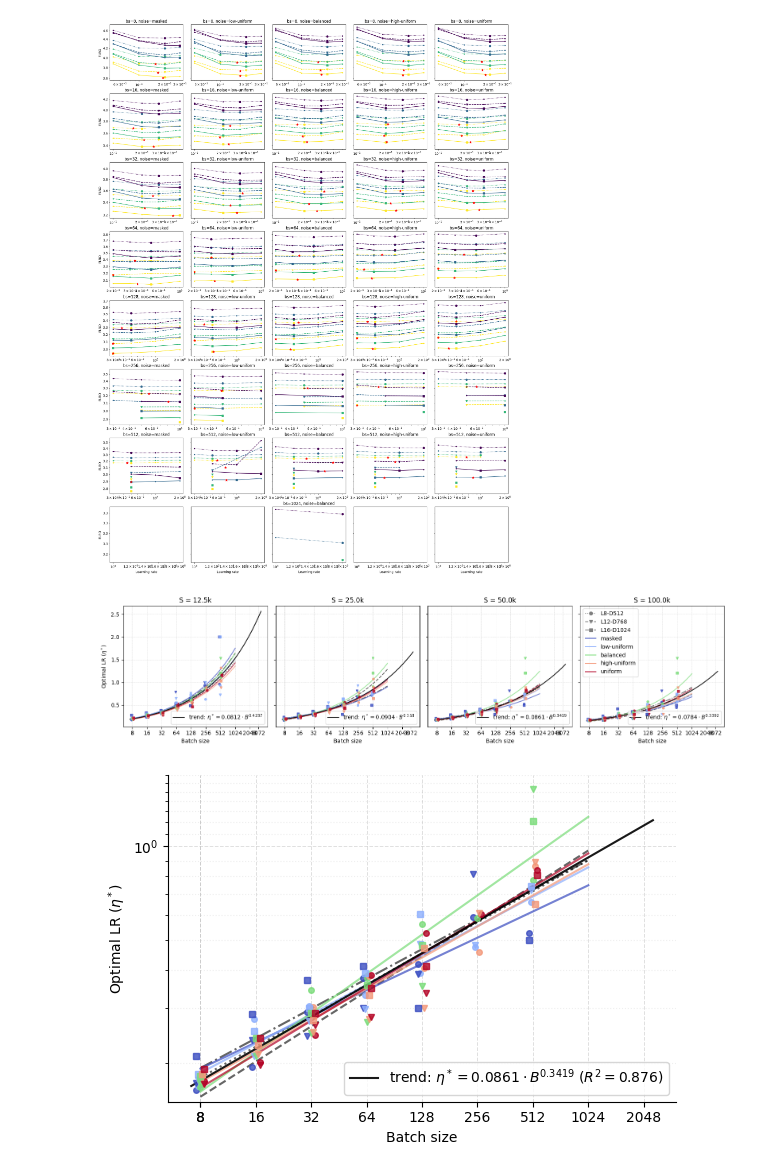
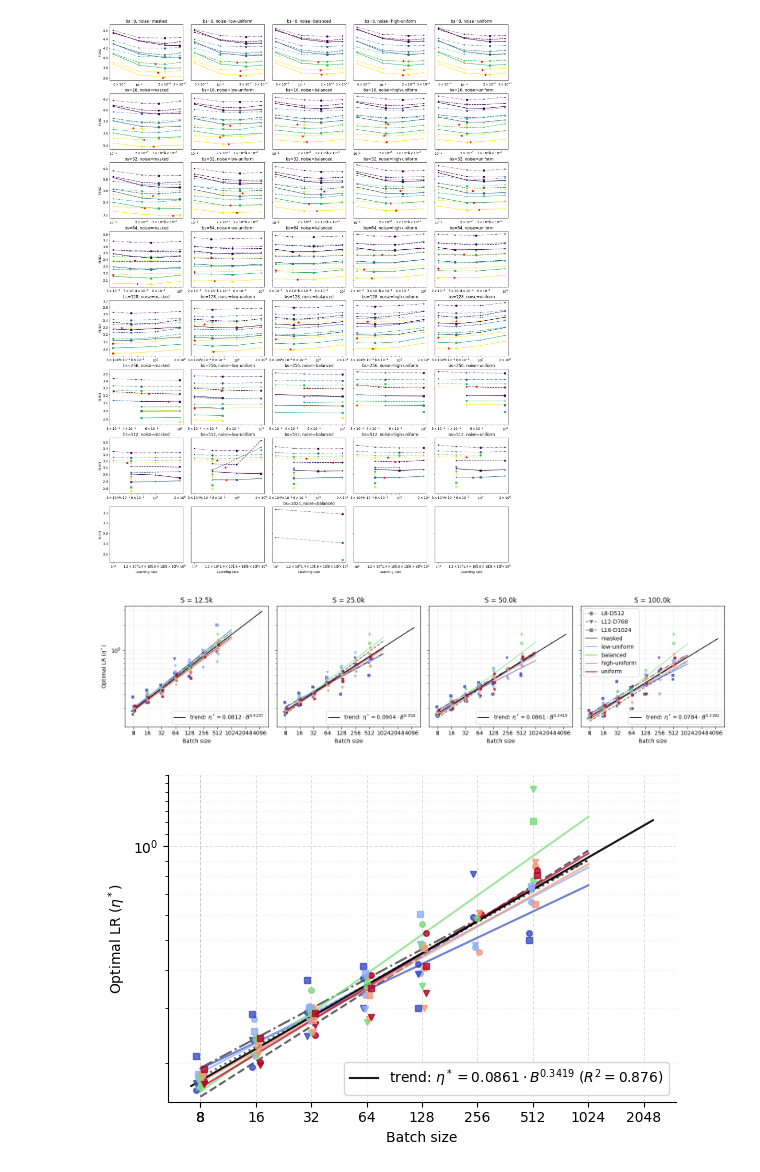
Before and after one commit to dvruette/gidd-easydel, a Jupyter notebook: notebooks/critical_batch_size.ipynb, the cells around one changed output. Drawn from its saved outputs; the diff is of its cells as text; code cells hidden in the pictures.

```diff
--- a/notebooks/critical_batch_size.ipynb
+++ b/notebooks/critical_batch_size.ipynb
@@ -22,8 +22,10 @@ runs, histories, config_df = load_runs(
             # {"$not": {"tags": "flagged"}},
             {"$or": [
                 {"tags": "crit_bs_l8_d512"},
+                {"tags": "crit_bs_l10_d640"},
                 {"tags": "crit_bs_l12_d768"},
                 {"tags": "crit_bs_l16_d1024"},
+                {"tags": "crit_bs_l20_d1536"},
                 {"tags": "scaling_laws"},
             ]},
             {"created_at": {"$gte": dt_utc.isoformat()}}
@@ -33,6 +35,8 @@ runs, histories, config_df = load_runs(
     drop_duplicates=["num_layers", "hidden_size", "learning_rate", "batch_size", "hybrid_mixing_shift"],
 )
 
+config_df = config_df.reset_index()
+
 # config_df = config_df.sort_values(["total_steps", "final_elbo"], ascending=[False, True])#.drop_duplicates(subset=["num_layers", "hidden_size", "learning_rate", "batch_size", "hybrid_mixing_shift"])
 len(config_df)
 # %% [output]
@@ -204,7 +208,7 @@ df_ = pd.DataFrame(opt_points).dropna()
 df_ = df_[df_["num_layers"].isin([8, 12, 16])]
 # dfi = df_.loc[df_["steps"] >= 99000]
 
-xticks = [8] + sorted(set(df_["batch_size"])) + [1024, 2048, 3072]
+xticks = [8] + sorted(set(df_["batch_size"])) + [1024, 2048, 4096]
 yticks = sorted(set(df_["opt_lr"]))
 
 fig, axs = plt.subplots(1, 4, figsize=(16, 4), sharey=True, sharex=True)
@@ -280,35 +284,35 @@ for idx, (steps, dfi) in enumerate(df_.groupby("steps")):
     ax.set_title(f"S = {int(steps)/1000}k")
 
     ax.set_xscale("log")
-    # ax.set_yscale("log")
+    ax.set_yscale("log")
 
     if idx == 0:
         ax.set_ylabel("Optimal LR ($\\eta^*$)")
     # ax.set_ylabel("Target loss")
     ax.set_xlabel("Batch size")
     ax.set_xticks(xticks, [f"{x}" for x in xticks], minor=False)
     ax.set_xticks([], [], minor=True)
     # ax.set_yticks(yticks, [f"{y}" for y in yticks], minor=False)
     # ax.set_yticks([], [], minor=True)
 
     handles, labels = ax.get_legend_handles_labels()
     trend_mask = [lbl.startswith("trend:") for lbl in labels]
     trend_handles = [h for h, m in zip(handles, trend_mask) if m]
     trend_labels = [l for l, m in zip(labels, trend_mask) if m]
     main_handles = [h for h, m in zip(handles, trend_mask) if not m]
     main_labels = [l for l, m in zip(labels, trend_mask) if not m]
 
     if idx == 3:
         leg_main = ax.legend(main_handles, main_labels, loc="upper left")
         ax.add_artist(leg_main)
     ax.legend(trend_handles, trend_labels, loc="lower right")
 
     ax.grid(True, which="both", linestyle="--", linewidth=0.5, alpha=0.5)
 # ax.legend(loc="lower right")btw
 fig.tight_layout()
 fig.savefig("plots/optimal_lr_vs_batch_size.pdf", bbox_inches="tight")
 # %% [output]
-[figure, old version]
+[figure, new version]
 # %%
 df_ = pd.DataFrame(opt_points).dropna()
 df_ = df_[df_["num_layers"].isin([8, 12, 16])]
```
Also changed, not shown: parts of 4 cells of this notebook, 2 other files.
